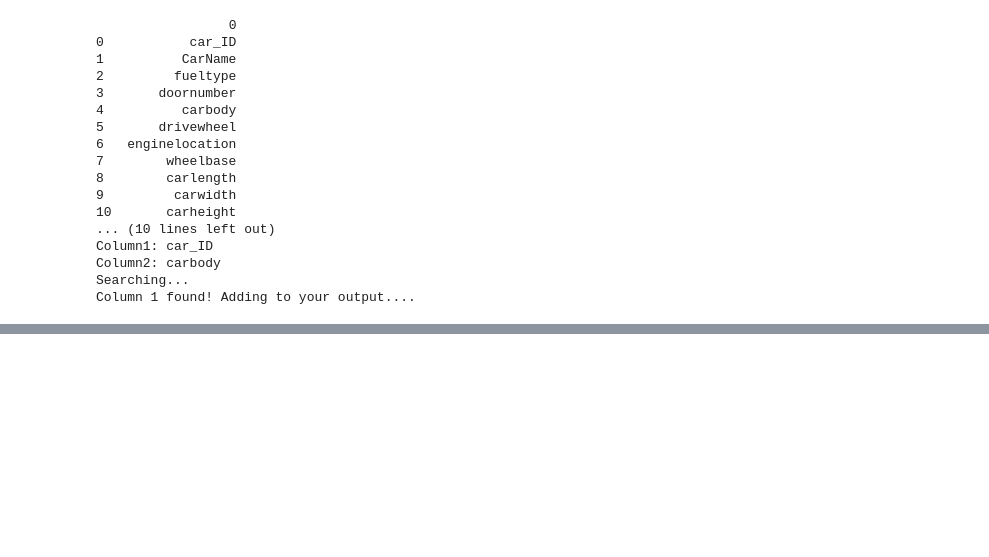
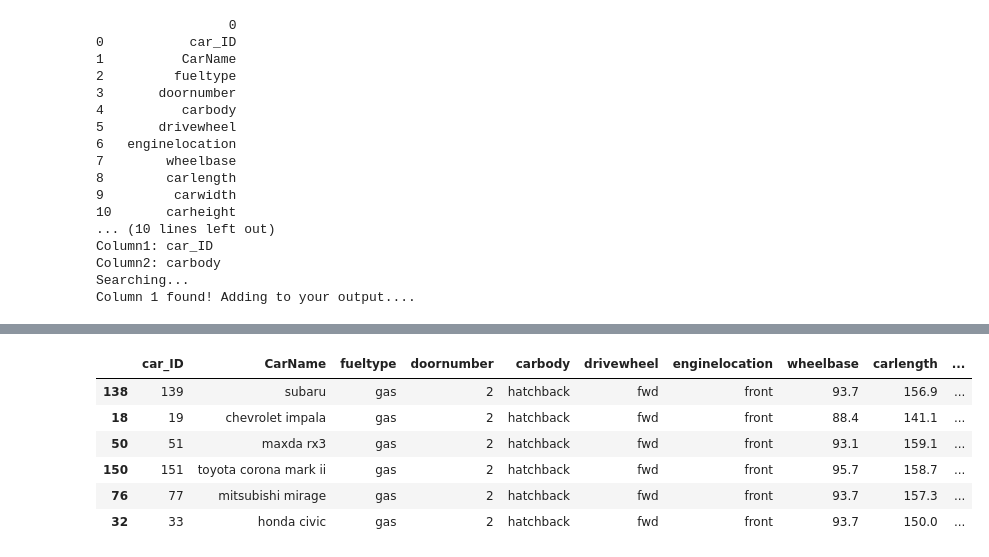
Before and after one commit to kim-b3rly/CarSales-analytics, a Jupyter notebook: main.ipynb, the cells around one changed output, grey strips where cells are left out. Drawn from its saved outputs; the diff is of its cells as text; code cells hidden in the pictures; blank space fills up the shorter version.

```diff
--- a/main.ipynb
+++ b/main.ipynb
@@ -270,0 +360,24 @@ df_carbody_grouped2.sum()
+# %%
+#sort the cars in ascending order to get the top 5 cheapest cars
+
+price_sorted=car_df.sort_values(by=['price'],inplace=False,ascending=True).head(6)
+
+#extract and store the horse power values
+
+horse_pwr=price_sorted['horsepower']
+
+#extract and store the prices of the cars
+
+price=price_sorted['price']
+
+car_names=price_sorted['CarName']
+
+price_sorted
+# %% [output]
+|  | car_ID | CarName | fueltype | doornumber | carbody | drivewheel | enginelocation | wheelbase | carlength | ... |
+| 138 | 139 | subaru | gas | 2 | hatchback | fwd | front | 93.7 | 156.9 | ... |
+| 18 | 19 | chevrolet impala | gas | 2 | hatchback | fwd | front | 88.4 | 141.1 | ... |
+| 50 | 51 | maxda rx3 | gas | 2 | hatchback | fwd | front | 93.1 | 159.1 | ... |
+| 150 | 151 | toyota corona mark ii | gas | 2 | hatchback | fwd | front | 95.7 | 158.7 | ... |
+| 76 | 77 | mitsubishi mirage | gas | 2 | hatchback | fwd | front | 93.7 | 157.3 | ... |
+| 32 | 33 | honda civic | gas | 2 | hatchback | fwd | front | 93.7 | 150.0 | ... |
```
Also changed, not shown: parts of 36 cells of this notebook.
